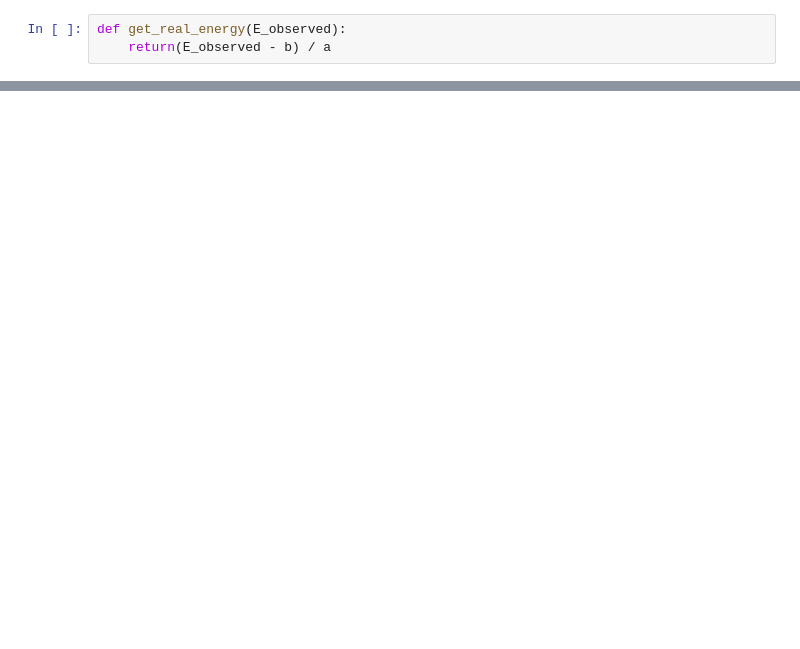
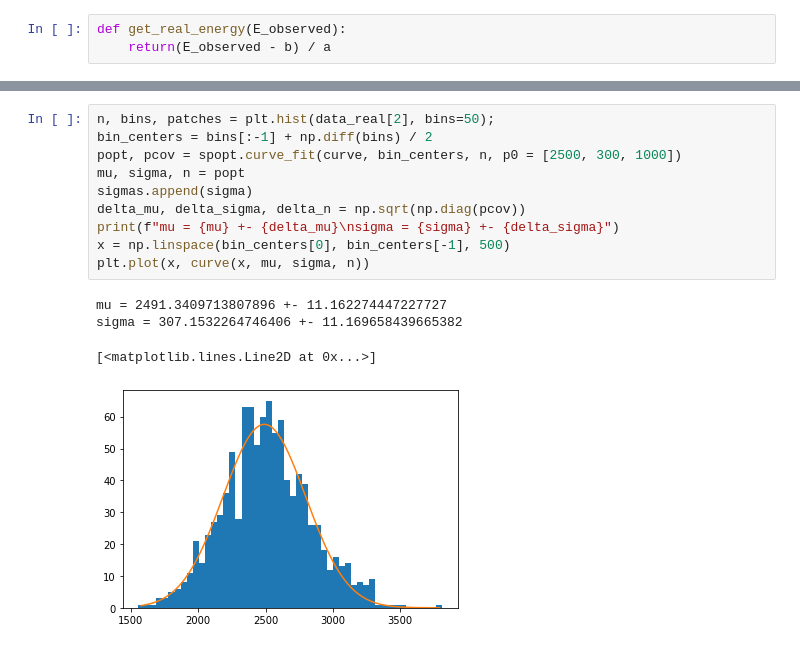
Before and after one commit to loooj58/detector, a Jupyter notebook: proc.ipynb, the cells around one changed output, grey strips where cells are left out. Cells and saved outputs as stored; diff of their text form; blank space fills up the shorter version.

```diff
--- a/proc.ipynb
+++ b/proc.ipynb
@@ -71,0 +100,15 @@ print(mu, sigma)
+# %%
+n, bins, patches = plt.hist(data_real[2], bins=50);
+bin_centers = bins[:-1] + np.diff(bins) / 2
+popt, pcov = spopt.curve_fit(curve, bin_centers, n, p0 = [2500, 300, 1000])
+mu, sigma, n = popt
+sigmas.append(sigma)
+delta_mu, delta_sigma, delta_n = np.sqrt(np.diag(pcov))
+print(f"mu = {mu} +- {delta_mu}\nsigma = {sigma} +- {delta_sigma}")
+x = np.linspace(bin_centers[0], bin_centers[-1], 500)
+plt.plot(x, curve(x, mu, sigma, n))
+# %% [output]
+mu = 2491.3409713807896 +- 11.162274447227727
+sigma = 307.1532264746406 +- 11.169658439665382
+[<matplotlib.lines.Line2D at 0x...>]
+[figure, added]
```
Also changed, not shown: parts of 18 cells of this notebook, 4 other files.
